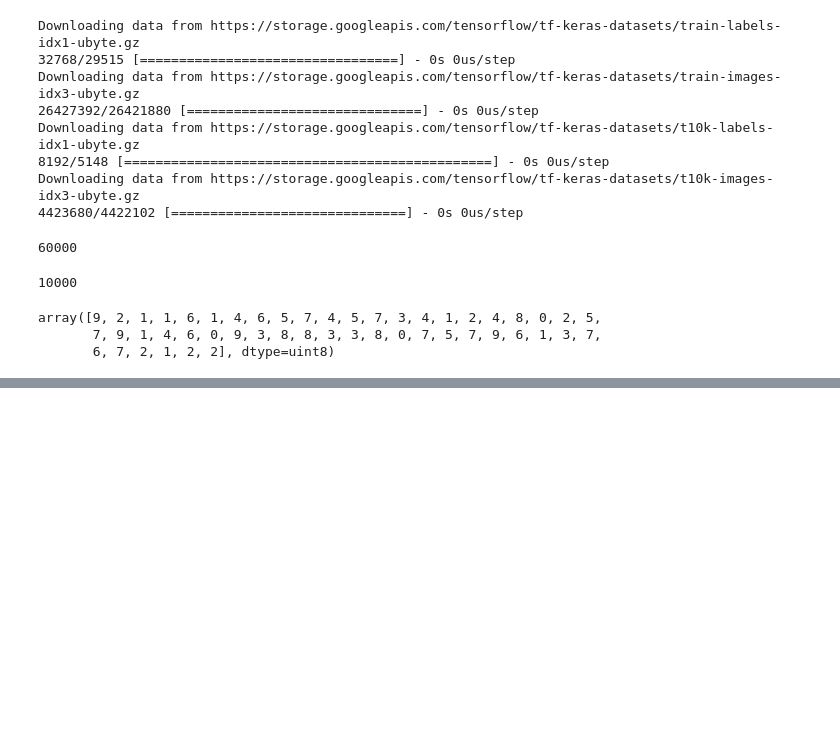
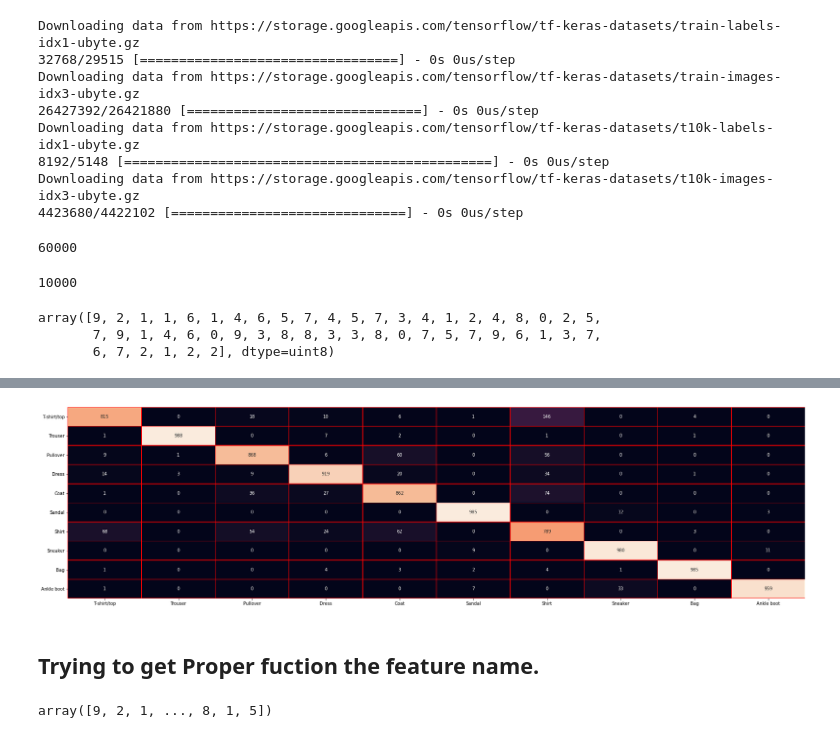
Before and after one commit to roshanappa/Convolutional-Neural-Networks, a Jupyter notebook: Fashion_amnist.ipynb, the cells around one changed output, grey strips where cells are left out. Saved outputs shown, nothing was run; the diff lists cells and outputs as text; code cells hidden in the pictures; blank space fills up the shorter version.

```diff
--- a/Fashion_amnist.ipynb
+++ b/Fashion_amnist.ipynb
@@ -45,0 +155,4 @@ array([9, 2, 1, 1, 6, 1, 4, 6, 5, 7, 4, 5, 7, 3, 4, 1, 2, 4, 8, 0, 2, 5,
+# %%
+model.compile(optimizer='adam',loss='sparse_categorical_crossentropy',metrics=['accuracy'])
+# %%
+history=model.fit(x_train,y_train,batch_size=20,epochs=10,verbose=1,validation_data=(x_test,y_test))
@@ -45,0 +186,3 @@ array([9, 2, 1, 1, 6, 1, 4, 6, 5, 7, 4, 5, 7, 3, 4, 1, 2, 4, 8, 0, 2, 5,
+# %%
+y_pred= model.predict_classes(x_test)
+y_pred
@@ -45,0 +215,3 @@ array([9, 2, 1, 1, 6, 1, 4, 6, 5, 7, 4, 5, 7, 3, 4, 1, 2, 4, 8, 0, 2, 5,
+# %%
+mat = confusion_matrix(y_test,y_pred)
+mat
@@ -45,0 +229,12 @@ array([9, 2, 1, 1, 6, 1, 4, 6, 5, 7, 4, 5, 7, 3, 4, 1, 2, 4, 8, 0, 2, 5,
+# %%
+plt.figure(figsize=(30,8))
+sns.heatmap(mat,annot=True,cbar=False,linecolor='red',linewidths=0.5,fmt='d',xticklabels=class_names,yticklabels=class_names)
+plt.show()
+# %% [output]
+[figure, added]
+# %% [markdown]
+## Trying to get Proper fuction the feature name.
+# %%
+y_pred
+# %% [output]
+array([9, 2, 1, ..., 8, 1, 5])
```
Also changed, not shown: parts of 46 cells of this notebook.
